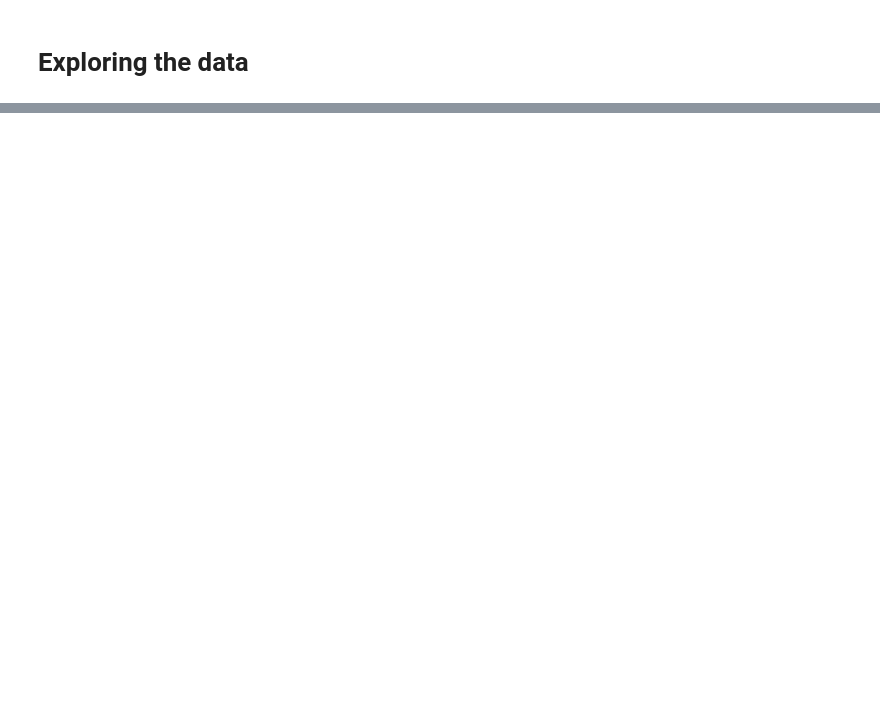
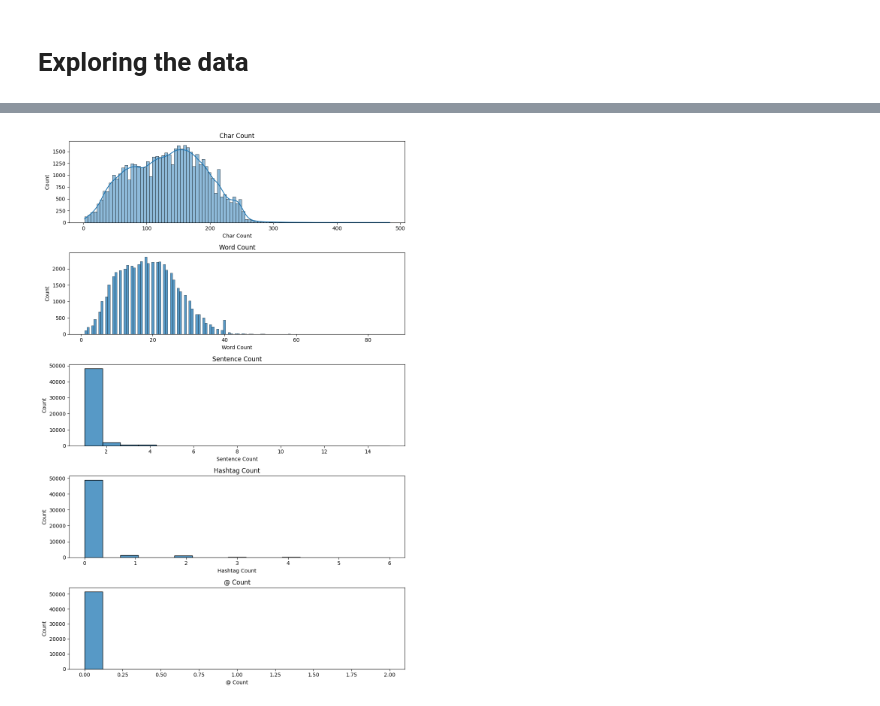
Before and after one commit to christian180492/e_commerce_categorization, a Jupyter notebook: EDA.ipynb, the cells around one changed output, grey strips where cells are left out. Drawn from its saved outputs; the diff is of its cells as text; code cells hidden in the pictures; blank space fills up the shorter version.

Commit message:
Gráficos de cantidad de caracteres, cantidad de palabras, cantidad de oraciones, normalización del texto.

```diff
--- a/EDA.ipynb
+++ b/EDA.ipynb
@@ -24,0 +138,3 @@ df3.head()
+# %%
+products_df['Char Count'] = products_df['Descriptions'].apply(len)
+products_df.head()
@@ -24,0 +148,7 @@ df3.head()
+# %%
+def cant_palabras(oracion):
+    palabras = oracion.split()
+    cantidad = len(palabras)
+    return cantidad
+products_df['Word Count'] = products_df['Descriptions'].apply(cant_palabras)
+products_df.head()
@@ -24,0 +162,9 @@ df3.head()
+# %%
+import nltk
+from nltk.tokenize import sent_tokenize
+def cant_oraciones(descripcion):
+    cant_oracion = len(sent_tokenize(descripcion))
+    return cant_oracion
+
+products_df['Sentence Count'] = products_df['Descriptions'].apply(cant_oraciones)
+products_df.head()
@@ -24,0 +178,4 @@ df3.head()
+# %%
+products_df['Hashtag Count'] = products_df['Descriptions'].map(lambda x: x.count("#"))
+products_df['@ Count'] = products_df['Descriptions'].map(lambda x: x.count("@"))
+products_df.head()
@@ -24,0 +189,23 @@ df3.head()
+# %%
+import seaborn as sns
+import matplotlib.pyplot as plt
+
+# Crear una figura con 5 subgráficos
+fig, axes = plt.subplots(5, 1, figsize=(10, 15))
+
+# Definir las columnas a graficar
+columnas = ['Char Count', 'Word Count', 'Sentence Count', 'Hashtag Count', '@ Count']
+
+# Crear gráficos KDE para cada columna y asignarlos a los subgráficos
+for i, columna in enumerate(columnas):
+    aux = i==0
+    sns.histplot(data=products_df, x=columna, ax=axes[i], kde=aux)
+    axes[i].set_title(columna)
+
+# Ajustar los espacios entre subgráficos
+plt.tight_layout()
+
+# Mostrar el gráfico
+plt.show()
+# %% [output]
+[figure, added]
```
Also changed, not shown: parts of 32 cells of this notebook, 6 other files.
